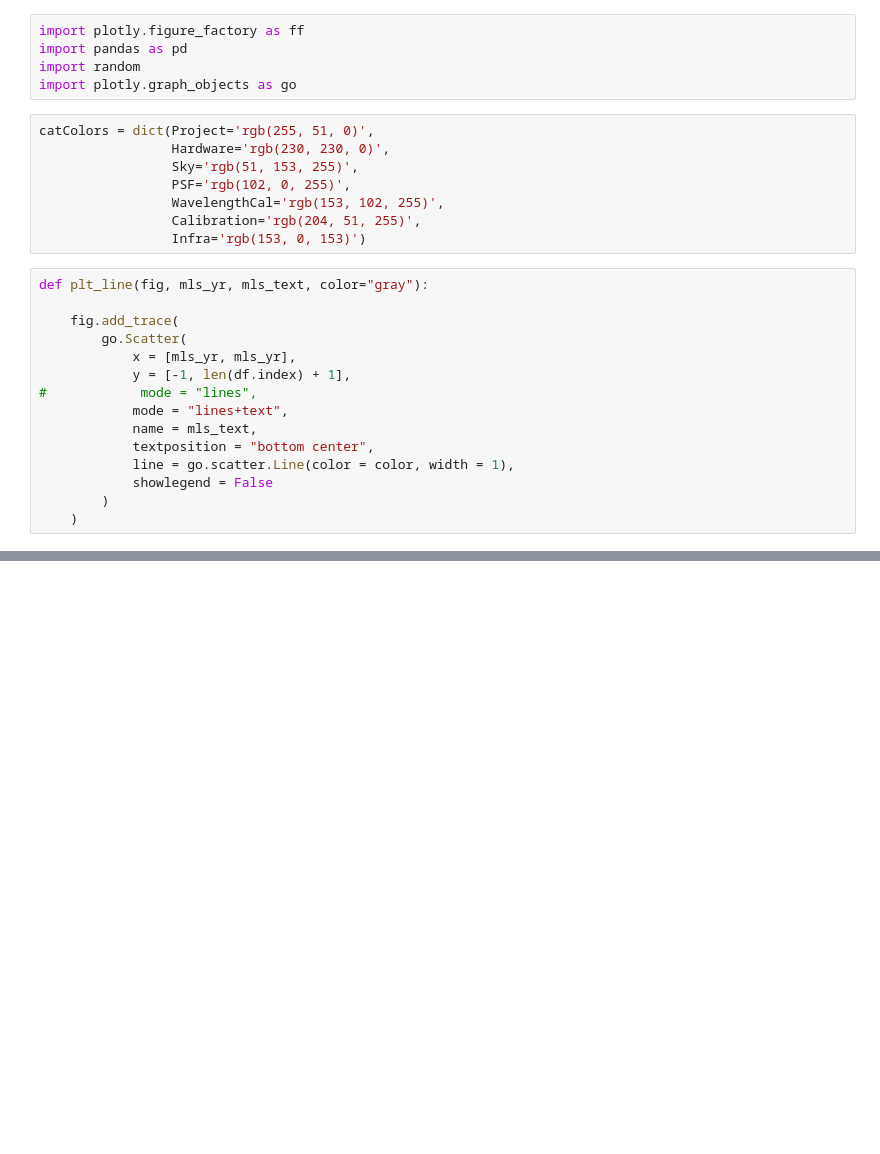
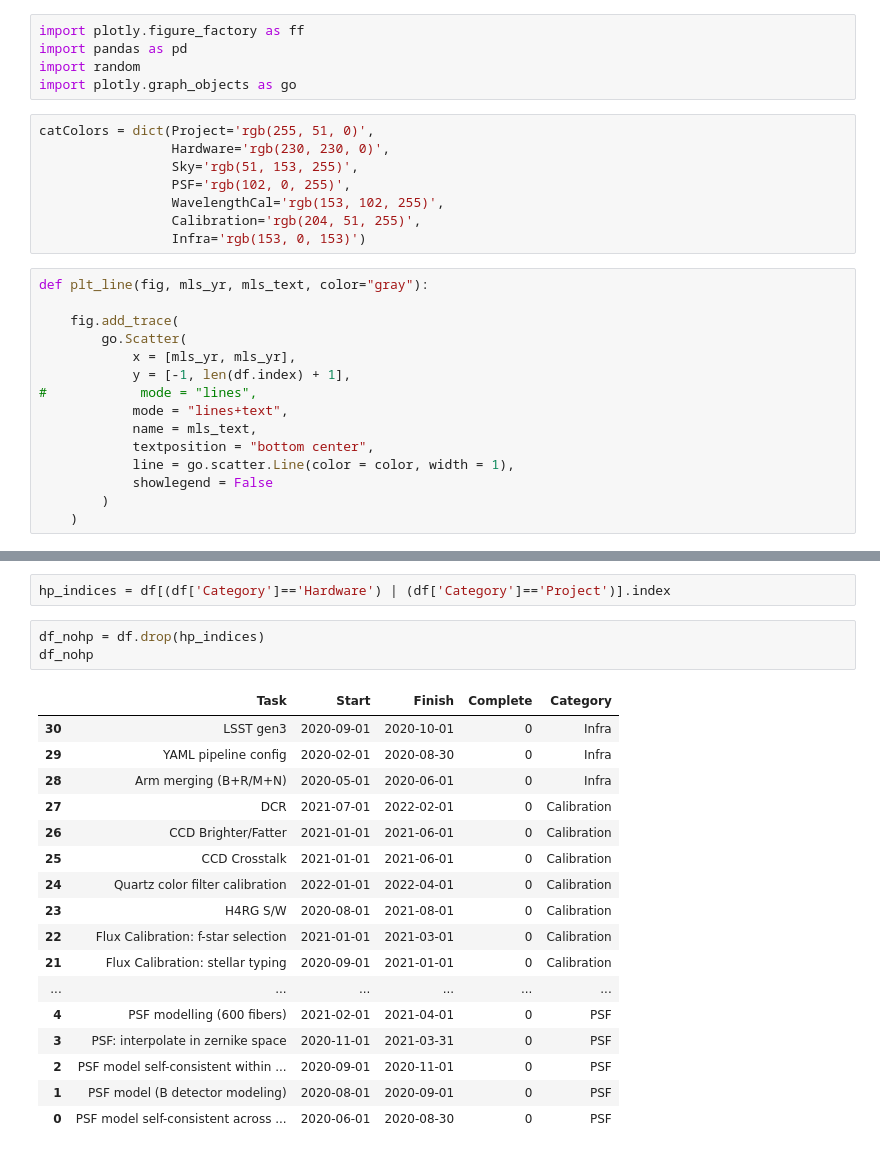
Before and after one commit to hassanxp/2DDRP-plan, a Jupyter notebook: timeline/DRP-Plan.ipynb, the cells around one changed output, grey strips where cells are left out. Cells and saved outputs as stored; diff of their text form; blank space fills up the shorter version.

Commit message:
removed project and hardware milestones from table

```diff
--- a/timeline/DRP-Plan.ipynb
+++ b/timeline/DRP-Plan.ipynb
@@ -97,3 +60,26 @@ for mls_yr, mls_text in {arms_full: 'R+B+N',
 fig.show()
 # %% [output]
 [interactive output not drawn]
+# %%
+hp_indices = df[(df['Category']=='Hardware') | (df['Category']=='Project')].index
+# %%
+df_nohp = df.drop(hp_indices)
+df_nohp
+# %% [output]
+|  | Task | Start | Finish | Complete | Category |
+| 30 | LSST gen3 | 2020-09-01 | 2020-10-01 | 0 | Infra |
+| 29 | YAML pipeline config | 2020-02-01 | 2020-08-30 | 0 | Infra |
+| 28 | Arm merging (B+R/M+N) | 2020-05-01 | 2020-06-01 | 0 | Infra |
+| 27 | DCR | 2021-07-01 | 2022-02-01 | 0 | Calibration |
+| 26 | CCD Brighter/Fatter | 2021-01-01 | 2021-06-01 | 0 | Calibration |
+| 25 | CCD Crosstalk | 2021-01-01 | 2021-06-01 | 0 | Calibration |
+| 24 | Quartz color filter calibration | 2022-01-01 | 2022-04-01 | 0 | Calibration |
+| 23 | H4RG S/W | 2020-08-01 | 2021-08-01 | 0 | Calibration |
+| 22 | Flux Calibration: f-star selection | 2021-01-01 | 2021-03-01 | 0 | Calibration |
+| 21 | Flux Calibration: stellar typing | 2020-09-01 | 2021-01-01 | 0 | Calibration |
+| ... | ... | ... | ... | ... | ... |
+| 4 | PSF modelling (600 fibers) | 2021-02-01 | 2021-04-01 | 0 | PSF |
+| 3 | PSF: interpolate in zernike space | 2020-11-01 | 2021-03-31 | 0 | PSF |
+| 2 | PSF model self-consistent within ... | 2020-09-01 | 2020-11-01 | 0 | PSF |
+| 1 | PSF model (B detector modeling) | 2020-08-01 | 2020-09-01 | 0 | PSF |
+| 0 | PSF model self-consistent across ... | 2020-06-01 | 2020-08-30 | 0 | PSF |
```
Also changed, not shown: parts of 2 cells of this notebook, 3 other files.
